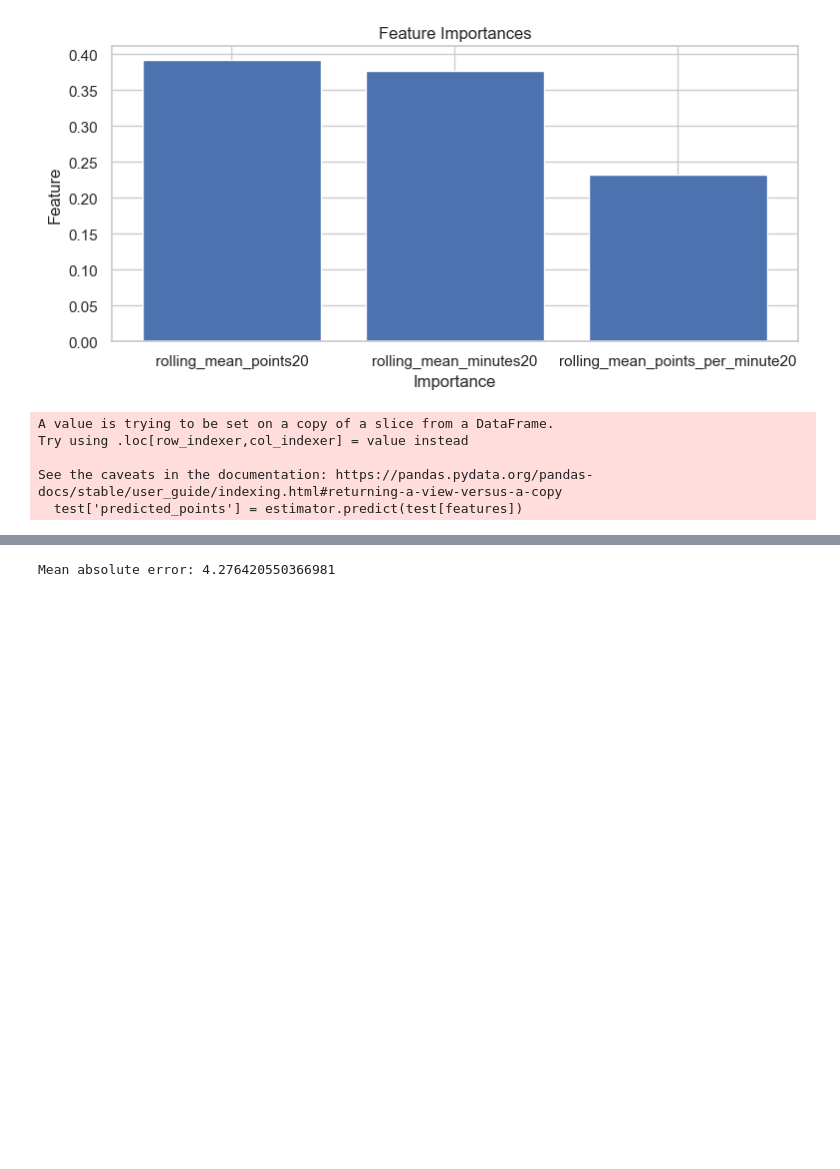
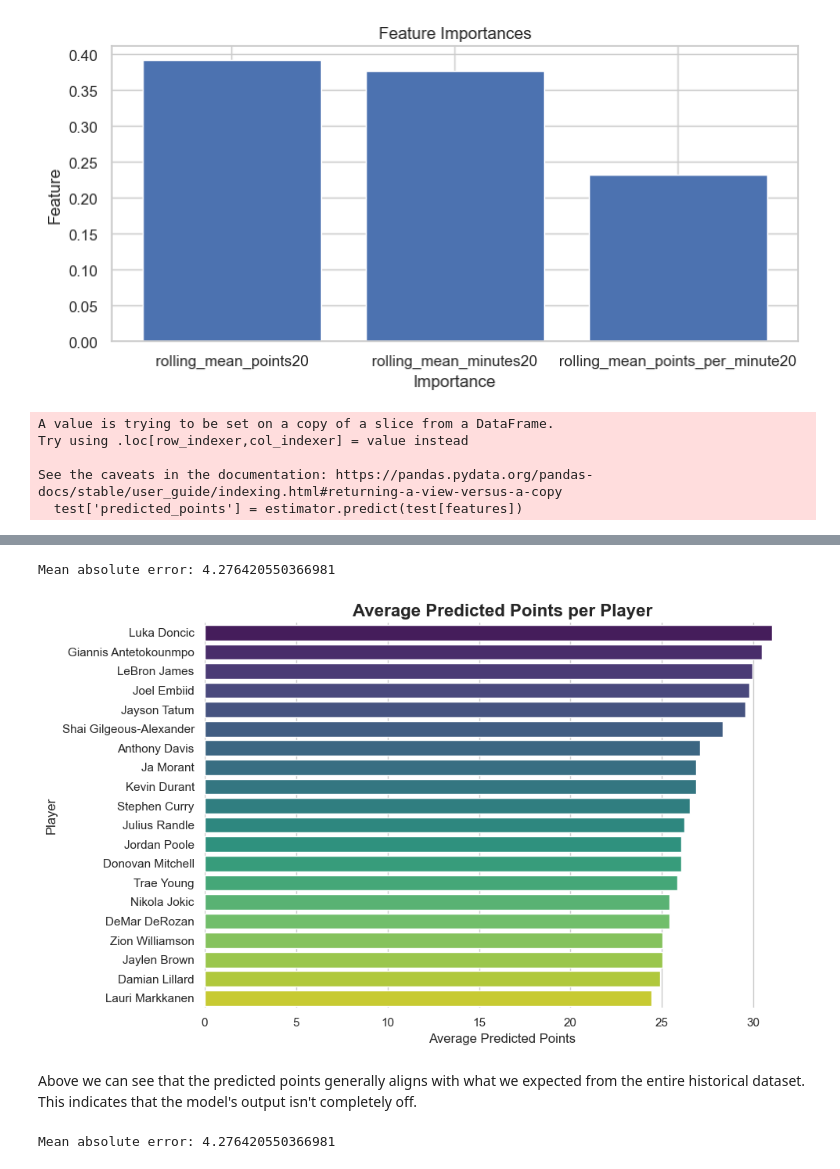
Before and after one commit to MathiasHolmstrom/player-performance-ratings, a Jupyter notebook: examples/nba/player_points_full_end_to_end.ipynb, the cells around one changed output, grey strips where cells are left out. Saved outputs shown, nothing was run; the diff lists cells and outputs as text; code cells hidden in the pictures; blank space fills up the shorter version.

```diff
--- a/examples/nba/player_points_full_end_to_end.ipynb
+++ b/examples/nba/player_points_full_end_to_end.ipynb
@@ -123,7 +134,39 @@ plt.show()
 [figure]
 # %%
 test['predicted_points'] = estimator.predict(test[features])
-test.head()
+from sklearn.metrics import mean_absolute_error
+mae = mean_absolute_error(test['points'], test['predicted_points'])
+print(f"Mean absolute error: {mae}")
+
+df_avg = (
+    test.groupby('player_name')['predicted_points']
+    .mean()
+    .reset_index()
+    .sort_values(by='predicted_points', ascending=False)
+).head(20)
+
+
+sns.set(style="whitegrid")
+
+
+plt.figure(figsize=(10, 6))
+ax = sns.barplot(
+    data=df_avg,
+    y='player_name',
+    x='predicted_points',
+    palette='viridis'
+)
+
+
+plt.title('Average Predicted Points per Player', fontsize=16, weight='bold')
+plt.xlabel('Average Predicted Points', fontsize=12)
+plt.ylabel('Player', fontsize=12)
+
+
+sns.despine(left=True, bottom=True)
+plt.tight_layout()
+
+plt.show()
 # %% [output]
 A value is trying to be set on a copy of a slice from a DataFrame.
 Try using .loc[row_indexer,col_indexer] = value instead
@@ -139,3 +176,8 @@ See the caveats in the documentation: https://pandas.pydata.org/pandas-docs/stab
+Mean absolute error: 4.276420550366981
+[figure, added]
+# %% [markdown]
+Above we can see that the predicted points generally aligns with what we expected from the entire historical dataset.
+This indicates that the model's output isn't completely off.
 # %%
 from sklearn.metrics import mean_absolute_error
 mae = mean_absolute_error(test['points'], test['predicted_points'])
```
Also changed, not shown: parts of 24 cells of this notebook, 2 other files.
